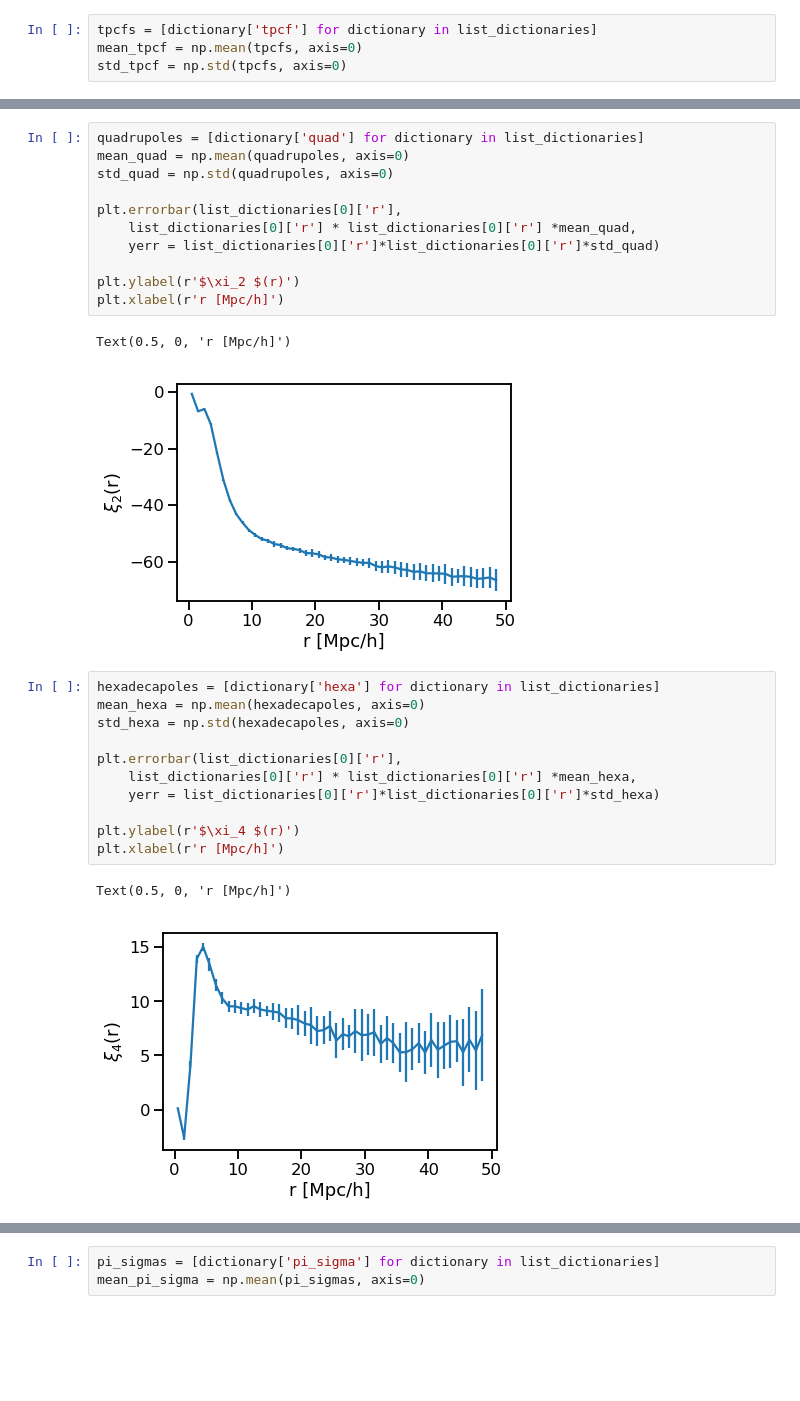
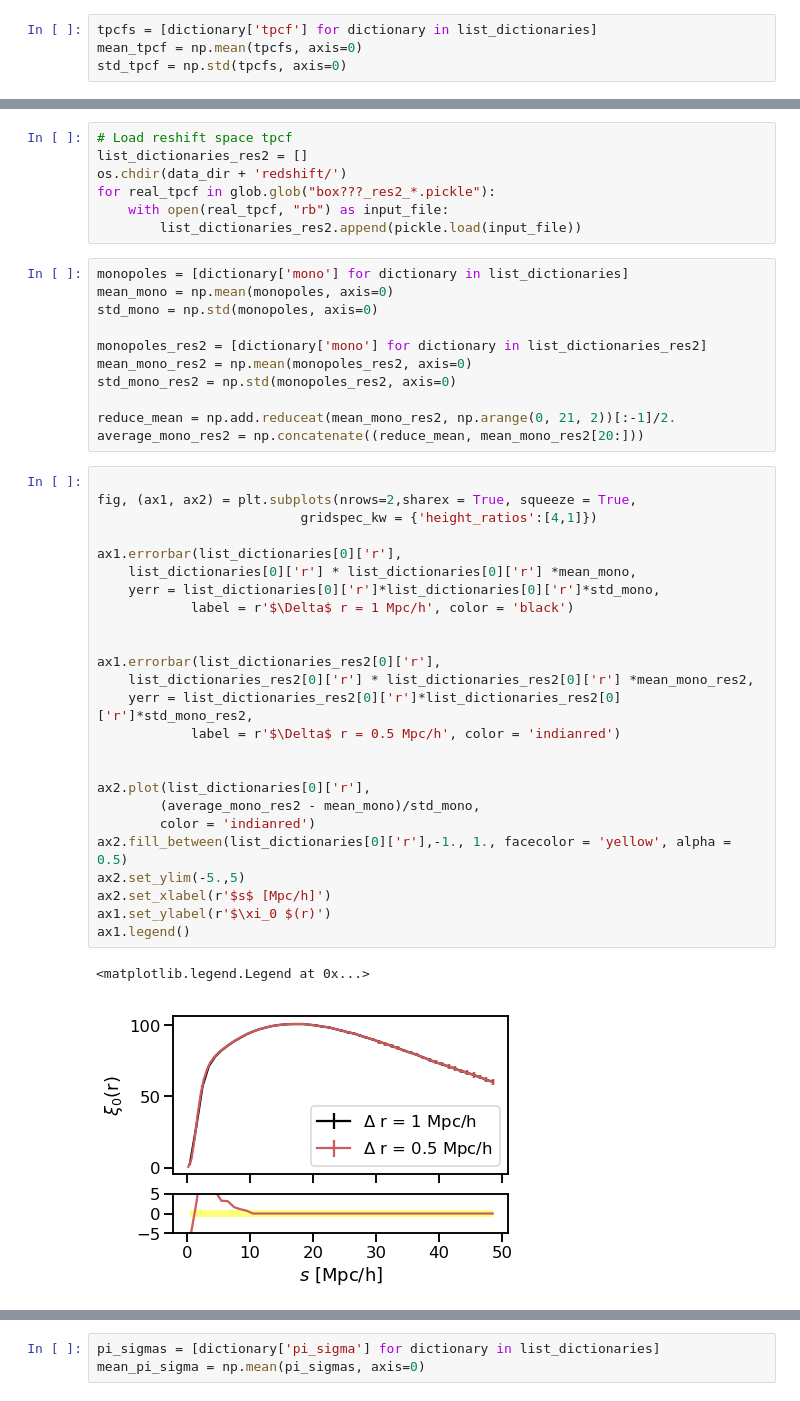
Before and after one commit to florpi/CentralStreamingModel, a Jupyter notebook: emulator_measurement/check_measurements.ipynb, the cells around one changed output, grey strips where cells are left out. Cells and saved outputs as stored; diff of their text form; blank space fills up the shorter version.

```diff
--- a/emulator_measurement/check_measurements.ipynb
+++ b/emulator_measurement/check_measurements.ipynb
@@ -61,28 +44,46 @@ Text(0.5, 0, 'r [Mpc/h]')
-# %%
-quadrupoles = [dictionary['quad'] for dictionary in list_dictionaries]
-mean_quad = np.mean(quadrupoles, axis=0)
-std_quad = np.std(quadrupoles, axis=0)
-
-plt.errorbar(list_dictionaries[0]['r'],
-    list_dictionaries[0]['r'] * list_dictionaries[0]['r'] *mean_quad,
-    yerr = list_dictionaries[0]['r']*list_dictionaries[0]['r']*std_quad)
-
-plt.ylabel(r'$\xi_2 $(r)')
-plt.xlabel(r'r [Mpc/h]')
-# %% [output]
-Text(0.5, 0, 'r [Mpc/h]')
-[figure, removed]
-# %%
-hexadecapoles = [dictionary['hexa'] for dictionary in list_dictionaries]
-mean_hexa = np.mean(hexadecapoles, axis=0)
-std_hexa = np.std(hexadecapoles, axis=0)
-
-plt.errorbar(list_dictionaries[0]['r'],
-    list_dictionaries[0]['r'] * list_dictionaries[0]['r'] *mean_hexa,
-    yerr = list_dictionaries[0]['r']*list_dictionaries[0]['r']*std_hexa)
-
-plt.ylabel(r'$\xi_4 $(r)')
-plt.xlabel(r'r [Mpc/h]')
-# %% [output]
-Text(0.5, 0, 'r [Mpc/h]')
-[figure, removed]
+# %%
+# Load reshift space tpcf
+list_dictionaries_res2 = []
+os.chdir(data_dir + 'redshift/')
+for real_tpcf in glob.glob("box???_res2_*.pickle"):
+    with open(real_tpcf, "rb") as input_file:
+        list_dictionaries_res2.append(pickle.load(input_file))
+# %%
+monopoles = [dictionary['mono'] for dictionary in list_dictionaries]
+mean_mono = np.mean(monopoles, axis=0)
+std_mono = np.std(monopoles, axis=0)
+
+monopoles_res2 = [dictionary['mono'] for dictionary in list_dictionaries_res2]
+mean_mono_res2 = np.mean(monopoles_res2, axis=0)
+std_mono_res2 = np.std(monopoles_res2, axis=0)
+
+reduce_mean = np.add.reduceat(mean_mono_res2, np.arange(0, 21, 2))[:-1]/2.
+average_mono_res2 = np.concatenate((reduce_mean, mean_mono_res2[20:]))
+# %%
+
+fig, (ax1, ax2) = plt.subplots(nrows=2,sharex = True, squeeze = True,
+                          gridspec_kw = {'height_ratios':[4,1]})
+
+ax1.errorbar(list_dictionaries[0]['r'],
+    list_dictionaries[0]['r'] * list_dictionaries[0]['r'] *mean_mono,
+    yerr = list_dictionaries[0]['r']*list_dictionaries[0]['r']*std_mono,
+            label = r'$\Delta$ r = 1 Mpc/h', color = 'black')
+
+
+ax1.errorbar(list_dictionaries_res2[0]['r'],
+    list_dictionaries_res2[0]['r'] * list_dictionaries_res2[0]['r'] *mean_mono_res2,
+    yerr = list_dictionaries_res2[0]['r']*list_dictionaries_res2[0]['r']*std_mono_res2,
+            label = r'$\Delta$ r = 0.5 Mpc/h', color = 'indianred')
+
+
+ax2.plot(list_dictionaries[0]['r'],
+        (average_mono_res2 - mean_mono)/std_mono,
+        color = 'indianred')
+ax2.fill_between(list_dictionaries[0]['r'],-1., 1., facecolor = 'yellow', alpha = 0.5)
+ax2.set_ylim(-5.,5)
+ax2.set_xlabel(r'$s$ [Mpc/h]')
+ax1.set_ylabel(r'$\xi_0 $(r)')
+ax1.legend()
+# %% [output]
+<matplotlib.legend.Legend at 0x...>
+[figure, added]
```
Also changed, not shown: parts of 10 cells of this notebook, 6 other files.
